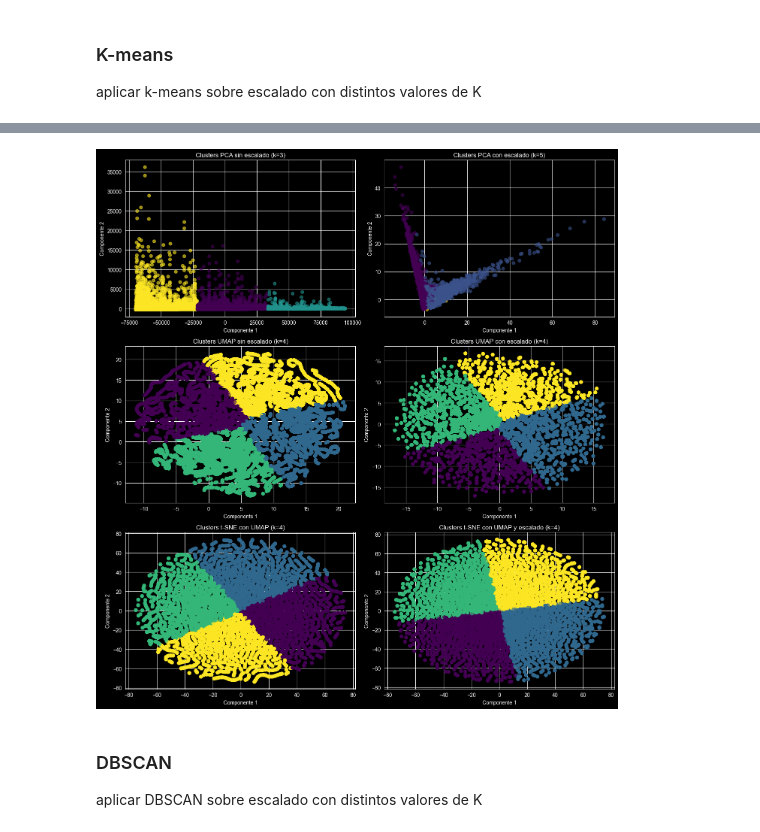
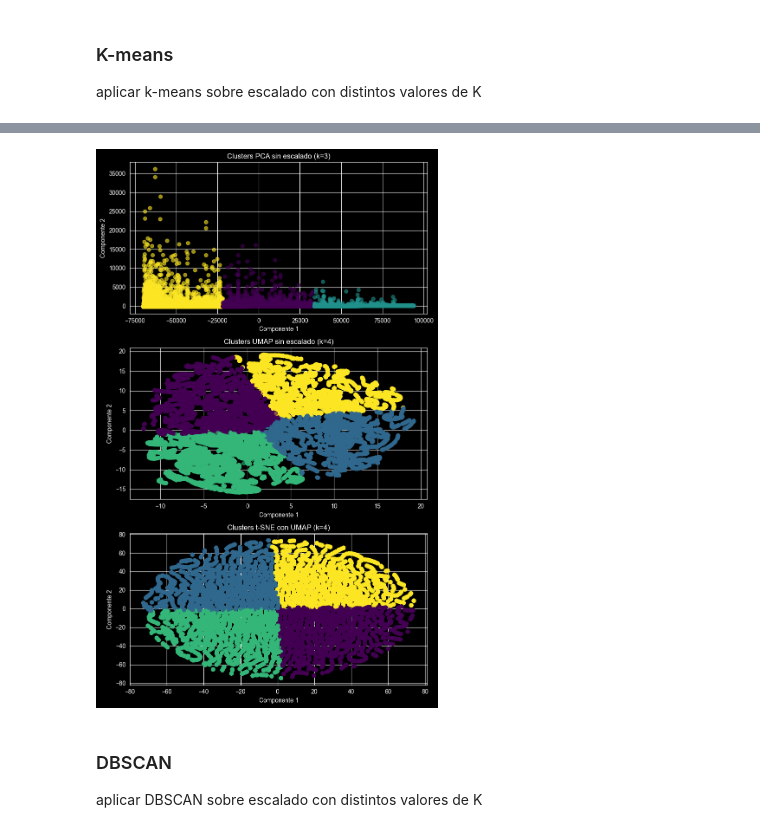
Before and after one commit to SebaSalasLvd/proyecto-mineria, a Jupyter notebook: hito-2/pregunta_4.ipynb, the cells around one changed output, grey strips where cells are left out. Saved outputs shown, nothing was run; the diff lists cells and outputs as text; code cells hidden in the pictures.

```diff
--- a/hito-2/pregunta_4.ipynb
+++ b/hito-2/pregunta_4.ipynb
@@ -300,28 +302,25 @@ plt.show()
 # %%
 def plot_clusters(X_data, title, ax, k):
     kmeans = KMeans(n_clusters=k, random_state=0)
     labels = kmeans.fit_predict(X_data)
     ax.scatter(X_data[:, 0], X_data[:, 1], c=labels, cmap='viridis', alpha=0.6)
     ax.set_title(title)
     ax.set_xlabel('Componente 1')
     ax.set_ylabel('Componente 2')
     ax.grid(True)
 
-fig, axes = plt.subplots(3, 2, figsize=(14, 15))
+fig, axes = plt.subplots(3, 1, figsize=(8,13))
 
-plot_clusters(X_pca, 'Clusters PCA sin escalado (k=3)', axes[0, 0], 3)
-plot_clusters(X_pca_scaled, 'Clusters PCA con escalado (k=5)', axes[0, 1], 5)
+plot_clusters(X_pca, 'Clusters PCA sin escalado (k=3)', axes[0], 3)
 
-plot_clusters(X_umap, 'Clusters UMAP sin escalado (k=4)', axes[1, 0], 4)
-plot_clusters(X_umap_scaled, 'Clusters UMAP con escalado (k=4)', axes[1, 1], 4)
+plot_clusters(X_umap, 'Clusters UMAP sin escalado (k=4)', axes[1], 4)
 
-plot_clusters(X_tsne, 'Clusters t-SNE con UMAP (k=4)', axes[2, 0], 4)
-plot_clusters(X_tsne_scaled, 'Clusters t-SNE con UMAP y escalado (k=4)', axes[2, 1], 4)
+plot_clusters(X_tsne, 'Clusters t-SNE con UMAP (k=4)', axes[2], 4)
 
 plt.tight_layout()
 plt.show()
 # %% [output]
-[figure, old version]
+[figure, new version]
 # %% [markdown]
 ### DBSCAN
 
```
Also changed, not shown: parts of 10 cells of this notebook.
